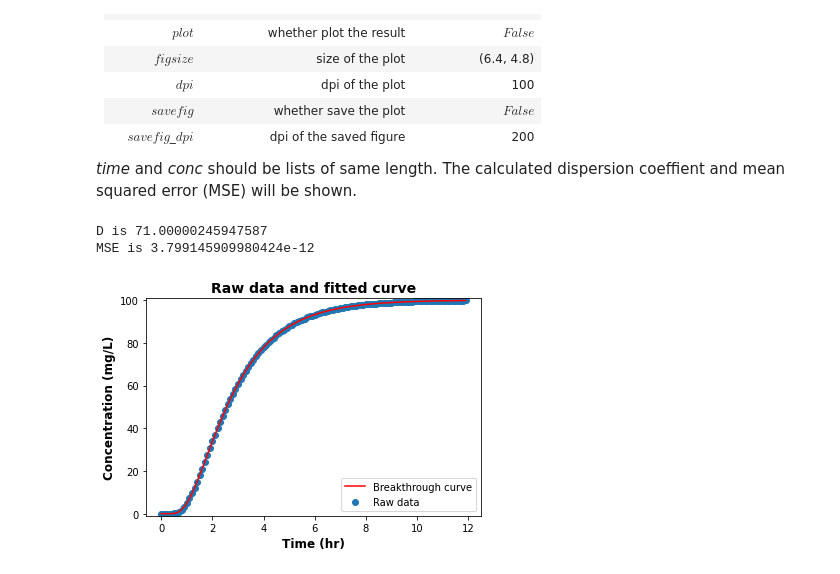
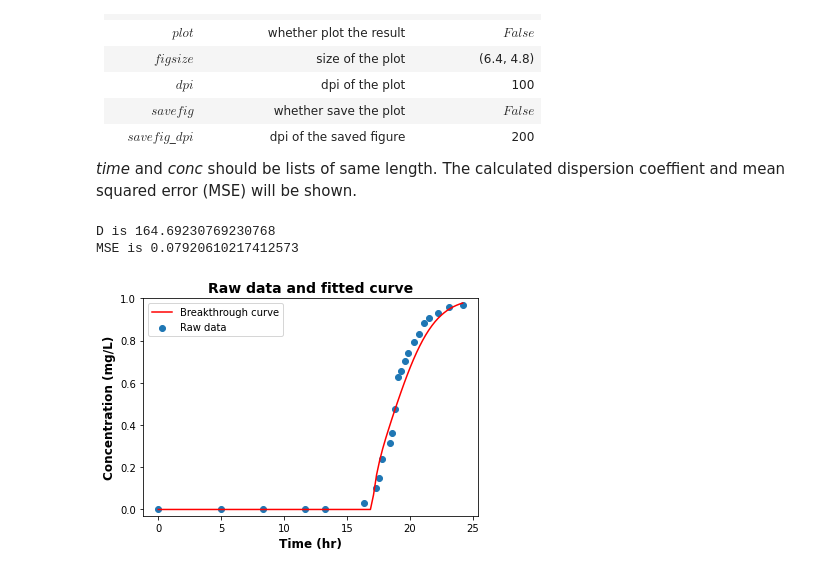
Before and after one commit to BYL4746/columntracer, a Jupyter notebook: examples.ipynb, the cells around one changed output. Saved outputs shown, nothing was run; the diff lists cells and outputs as text; code cells hidden in the pictures.

```diff
--- a/examples.ipynb
+++ b/examples.ipynb
@@ -322,28 +323,26 @@ For lab application, dispersion coeffient is often unknown. Function <i>get_D</i
 # %%
 # use pandas to help read data from external csv file
 import pandas as pd
 import sys
 
 # example data file is available in \Lib\site-packages\columntracer
 # it's also available in the package repository: https://github.com/BYL4746/columntracer
 path = sys.executable.split('python.exe')[0] + 'Lib\\site-packages\\columntracer\\'
 data = pd.read_csv(path + 'data.csv')
 
 # convert pandas DataFrame to lists
 fit_t = data['time'].values.tolist()
 fit_c = data['concentration'].values.tolist()
 
-c = ColumnTracer(C0 = 100,
-                 U = 10,
-                 D = 100,
-                 L = 30,
-                 n = 1000)
+c = ColumnTracer(C0 = 1,
+                 U = 34,
+                 L = 650)
 
 c.fit_D(time = fit_t,
         conc = fit_c,
         max_attempts = 20,
         plot = True)
 # %% [output]
-D is 71.00000245947587
-MSE is 3.799145909980424e-12
+D is 164.69230769230768
+MSE is 0.07920610217412573
-[figure, old version]
+[figure, new version]
```
Also changed, not shown: parts of 1 cell of this notebook, 2 other files.
